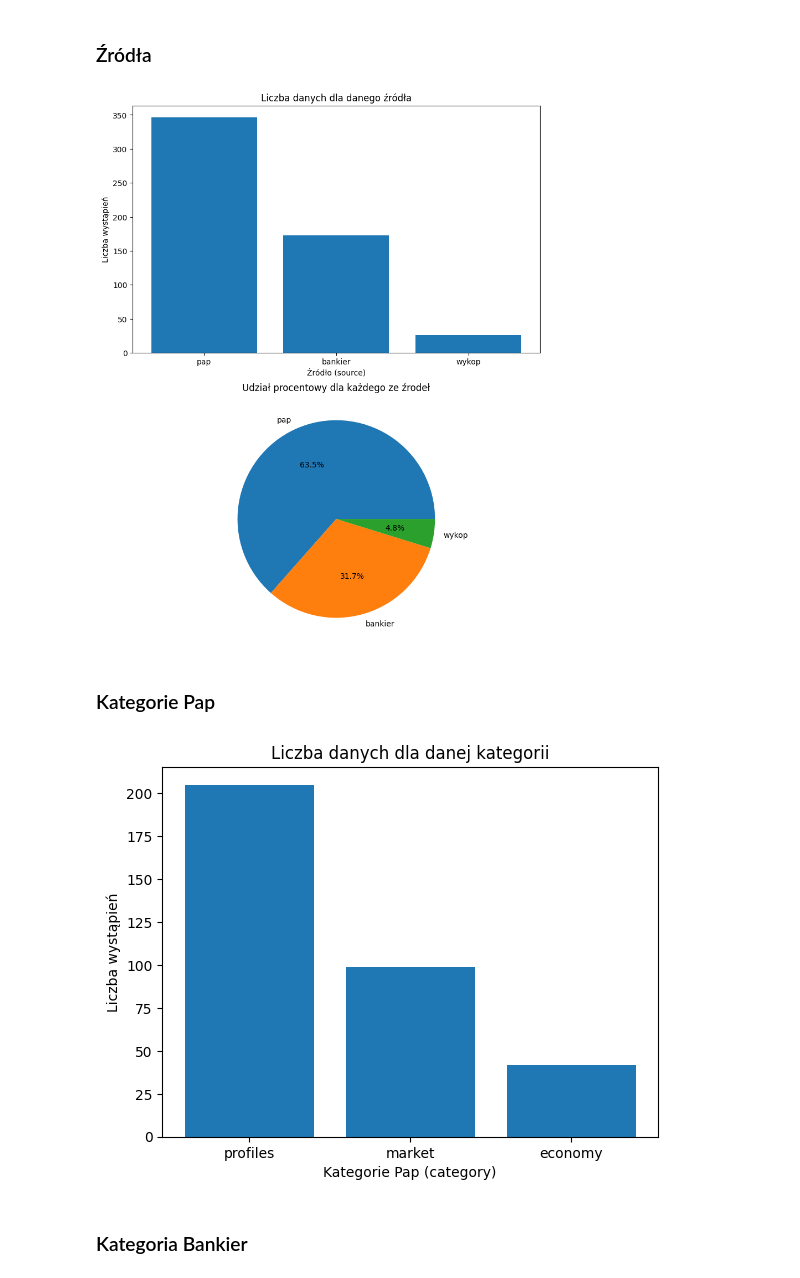
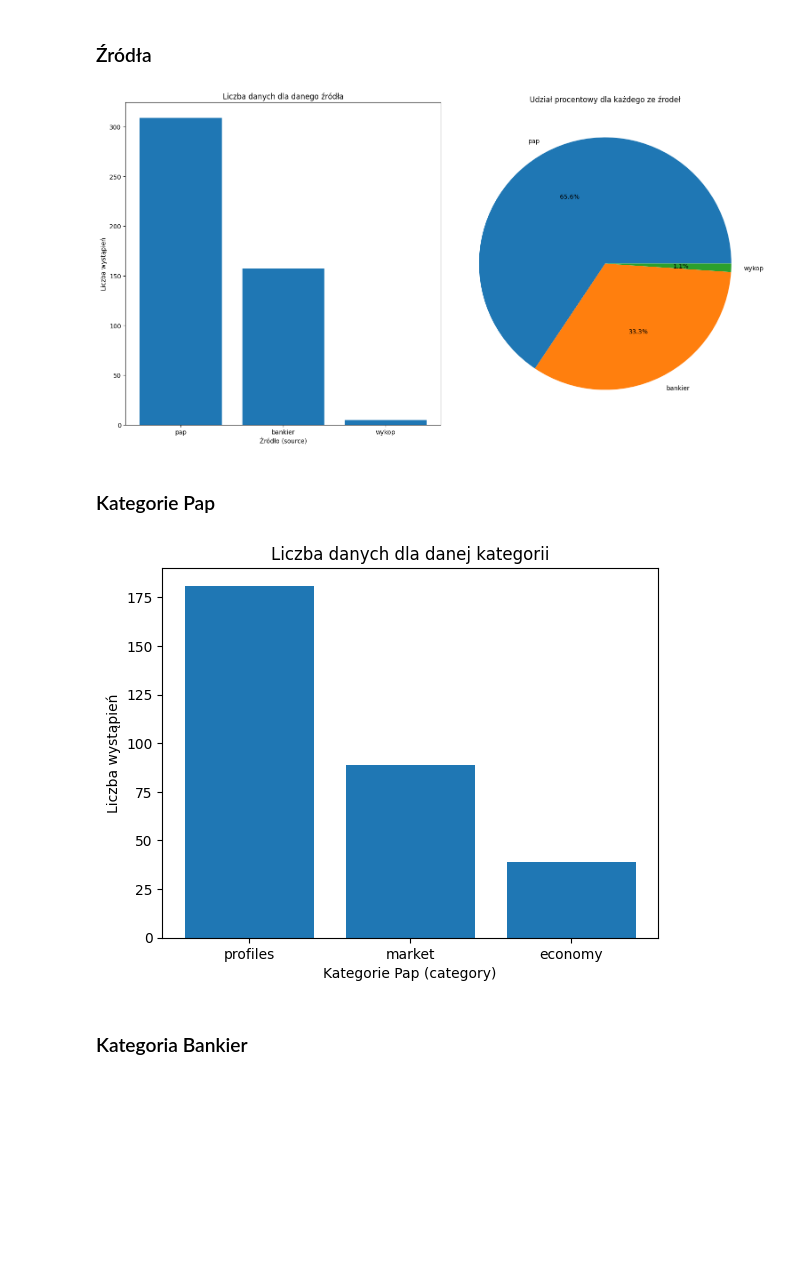
Before and after one commit to IgorCzarnoglowski/Engineering-Thesis, a Jupyter notebook: notebooks/enriched_EDA.ipynb, the cells around one changed output. Drawn from its saved outputs; the diff is of its cells as text; code cells hidden in the pictures; blank space fills up the shorter version.

```diff
--- a/notebooks/enriched_EDA.ipynb
+++ b/notebooks/enriched_EDA.ipynb
@@ -146,0 +151,5 @@ print(compacted_data['company_name'].value_counts)
+# %%
+price_cols = ['initial price', '+5 min', '+10 min', '+15 min', '+30 min', '+60 min']
+
+compacted_data = compacted_data.dropna(subset=price_cols)
+print(compacted_data.isnull().sum())
@@ -182,15 +208,15 @@ Kategorie economy, market i profiles należą do pap, technologia, finanse, gosp
 # %%
 counts = compacted_data['source'].value_counts()
 
-fig, ax = plt.subplots(2, figsize=(8,10), constrained_layout=True)
+fig, ax = plt.subplots(1,2, figsize=(15,8), constrained_layout=True)
 ax[0].bar(x=counts.index, height=counts.values,)
 ax[0].set(xlabel = 'Źródło (source)', ylabel = 'Liczba wystąpień')
 ax[0].set_title('Liczba danych dla danego źródła')
 ax[1].pie(counts.values, labels=counts.index, autopct='%1.1f%%')
 ax[1].set_title('Udział procentowy dla każdego ze źrodeł')
 plt.show()
 # %% [output]
-[figure, old version]
+[figure, new version]
 # %% [markdown]
 ### Kategorie Pap
 # %%
@@ -202,7 +228,7 @@ plt.ylabel('Liczba wystąpień')
 plt.title('Liczba danych dla danej kategorii')
 plt.show()
 # %% [output]
-[figure, old version]
+[figure, new version]
 # %% [markdown]
 ### Kategoria Bankier
 # %%
```
Also changed, not shown: parts of 10 cells of this notebook.
